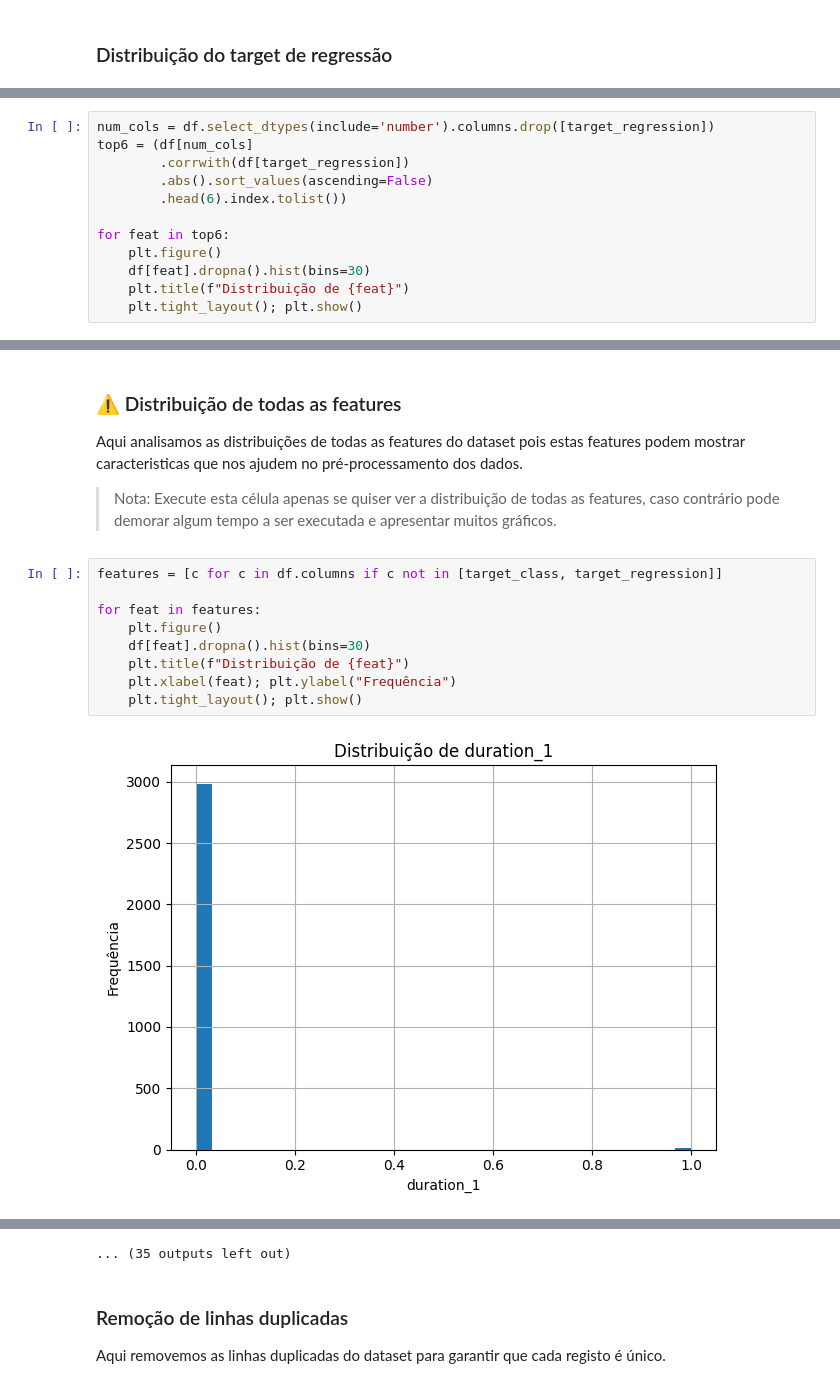
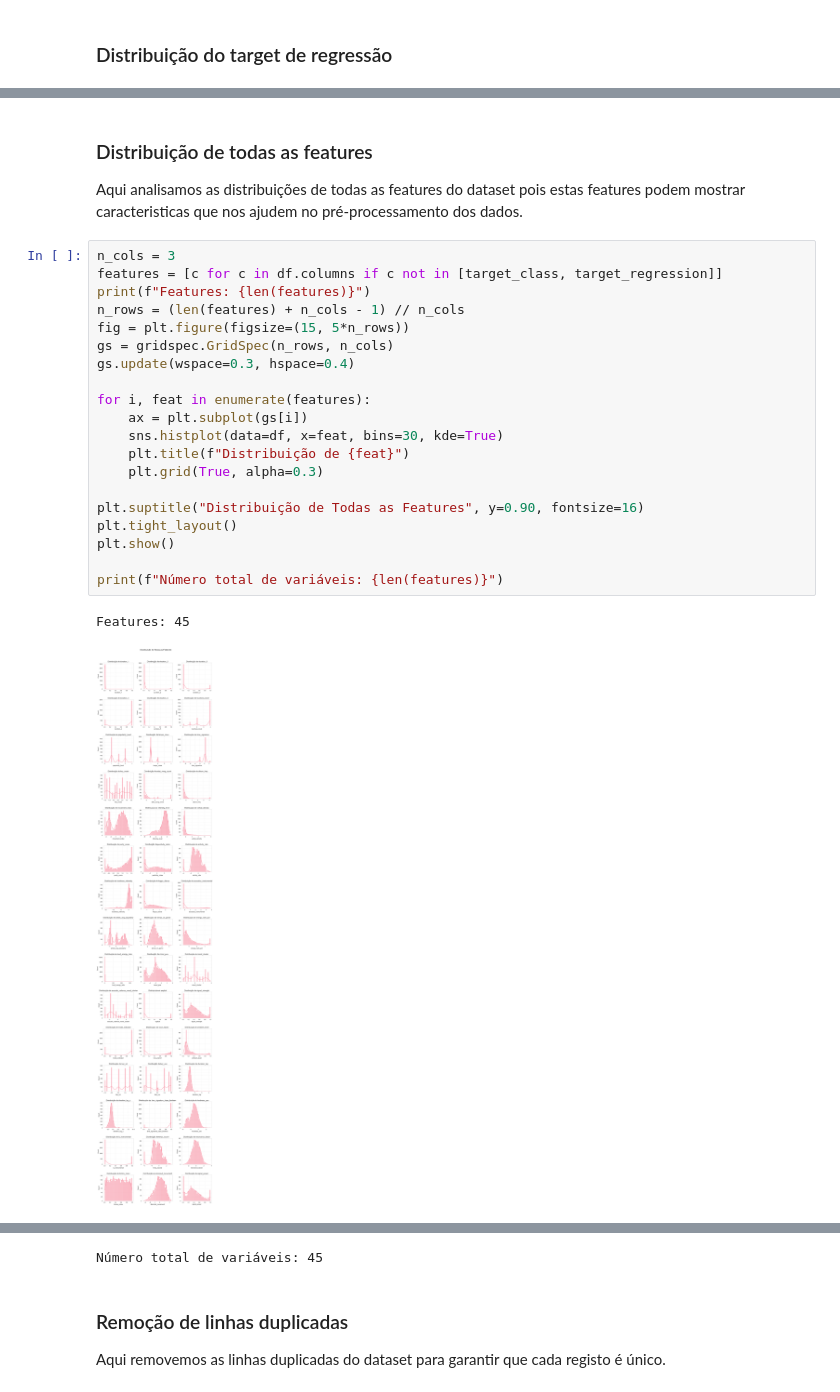
Before and after one commit to Mendoncaa/APRAU_G15, a Jupyter notebook: Projeto_1.ipynb, the cells around one changed output, grey strips where cells are left out. Drawn from its saved outputs; the diff is of its cells as text.

Commit message:
Tornar gráficos mais legíveis, informativos e apelativos

```diff
--- a/Projeto_1.ipynb
+++ b/Projeto_1.ipynb
@@ -206,12 +252,0 @@ Separamos as features que apresentam maior correlação com o target de regress
-# %%
-num_cols = df.select_dtypes(include='number').columns.drop([target_regression])
-top6 = (df[num_cols]
-        .corrwith(df[target_regression])
-        .abs().sort_values(ascending=False)
-        .head(6).index.tolist())
-
-for feat in top6:
-    plt.figure()
-    df[feat].dropna().hist(bins=30)
-    plt.title(f"Distribuição de {feat}")
-    plt.tight_layout(); plt.show()
@@ -225,16 +253,26 @@ for feat in top6:
 # %% [markdown]
-### ⚠️ Distribuição de todas as features
+###  Distribuição de todas as features
 Aqui analisamos as distribuições de todas as features do dataset pois estas features podem mostrar caracteristicas que nos ajudem no pré-processamento dos dados.
-
->Nota: Execute esta célula apenas se quiser ver a distribuição de todas as features, caso contrário pode demorar algum tempo a ser executada e apresentar muitos gráficos.
 # %%
+n_cols = 3
 features = [c for c in df.columns if c not in [target_class, target_regression]]
+print(f"Features: {len(features)}")
+n_rows = (len(features) + n_cols - 1) // n_cols
+fig = plt.figure(figsize=(15, 5*n_rows))
+gs = gridspec.GridSpec(n_rows, n_cols)
+gs.update(wspace=0.3, hspace=0.4)
 
-for feat in features:
-    plt.figure()
-    df[feat].dropna().hist(bins=30)
+for i, feat in enumerate(features):
+    ax = plt.subplot(gs[i])
+    sns.histplot(data=df, x=feat, bins=30, kde=True)
     plt.title(f"Distribuição de {feat}")
-    plt.xlabel(feat); plt.ylabel("Frequência")
-    plt.tight_layout(); plt.show()
+    plt.grid(True, alpha=0.3)
+
+plt.suptitle("Distribuição de Todas as Features", y=0.90, fontsize=16)
+plt.tight_layout()
+plt.show()
+
+print(f"Número total de variáveis: {len(features)}")
 # %% [output]
+Features: 45
-[figure, old version]
+[figure, new version]
@@ -252,4 +279,4 @@ for feat in features:
-... (35 outputs left out)
+Número total de variáveis: 45
 # %% [markdown]
 ### Remoção de linhas duplicadas
 Aqui removemos as linhas duplicadas do dataset para garantir que cada registo é único.
```
Also changed, not shown: parts of 16 cells of this notebook.
